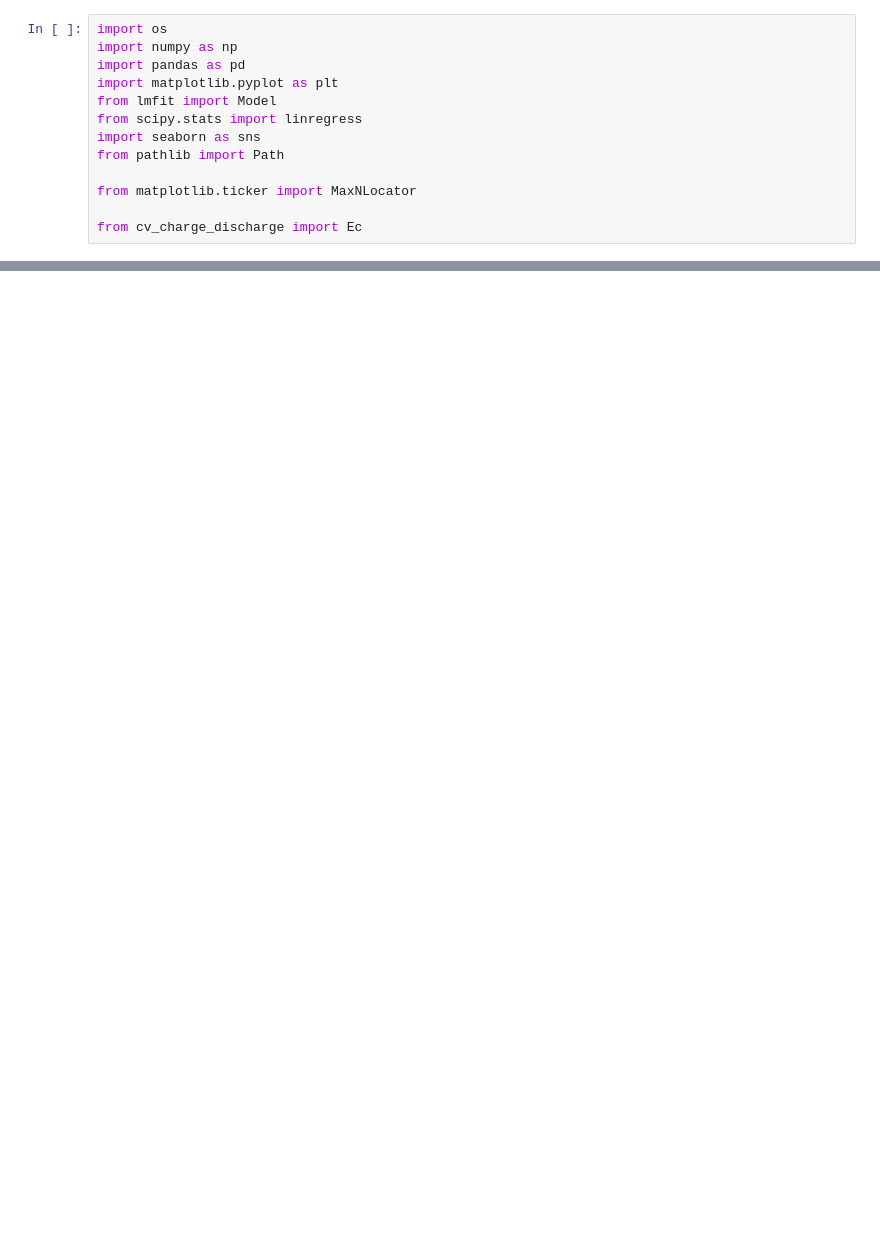
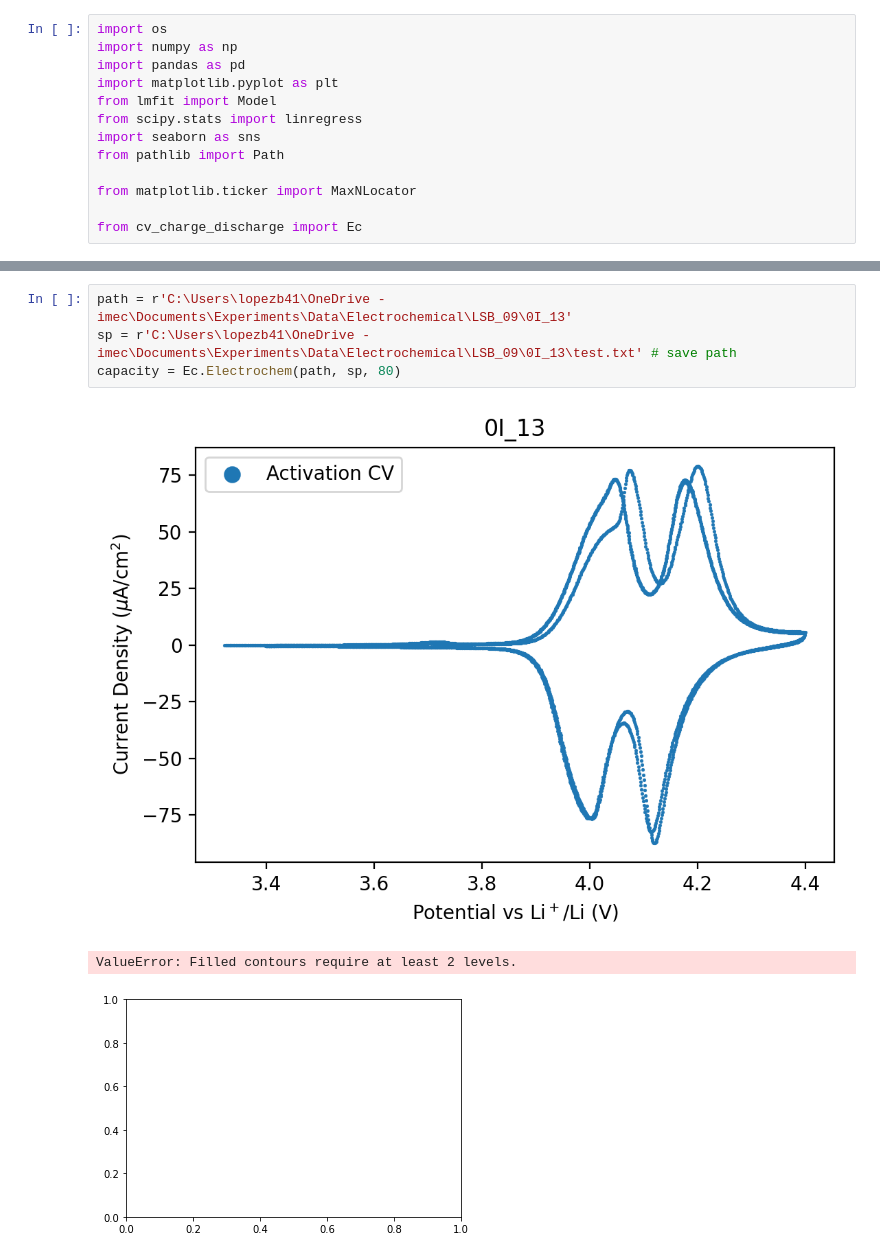
Before and after one commit to ridcil/Code, a Jupyter notebook: LSB_09.ipynb, the cells around one changed output, grey strips where cells are left out. Drawn from its saved outputs; the diff is of its cells as text; blank space fills up the shorter version.

```diff
--- a/LSB_09.ipynb
+++ b/LSB_09.ipynb
@@ -57,0 +84,8 @@ ax.xaxis.set_major_locator(MaxNLocator(integer=True))
+# %%
+path = r'C:\Users\lopezb41\OneDrive - imec\Documents\Experiments\Data\Electrochemical\LSB_09\0I_13'
+sp = r'C:\Users\lopezb41\OneDrive - imec\Documents\Experiments\Data\Electrochemical\LSB_09\0I_13\test.txt' # save path
+capacity = Ec.Electrochem(path, sp, 80)
+# %% [output]
+[figure, added]
+ValueError: Filled contours require at least 2 levels.
+[figure, added]
```
Also changed, not shown: parts of 3 cells of this notebook, 11 other files.
